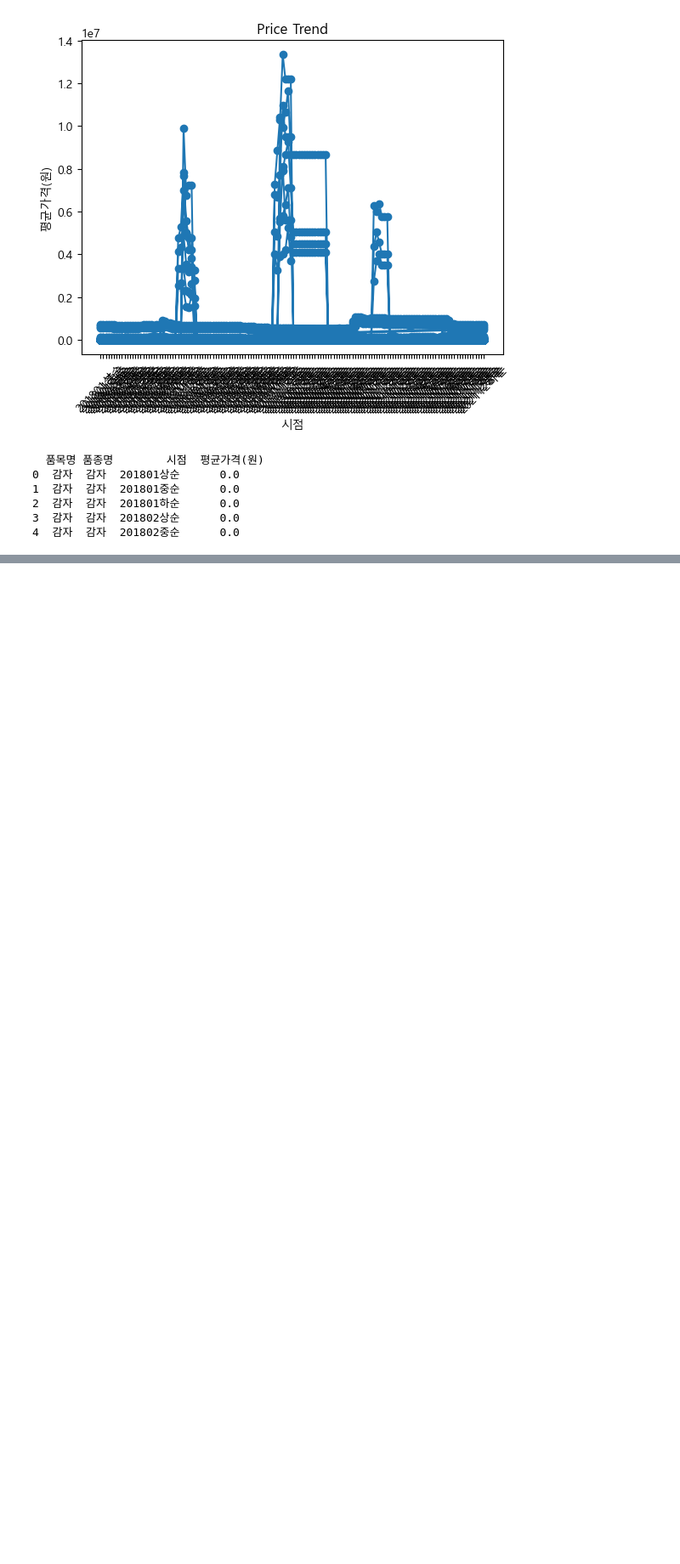
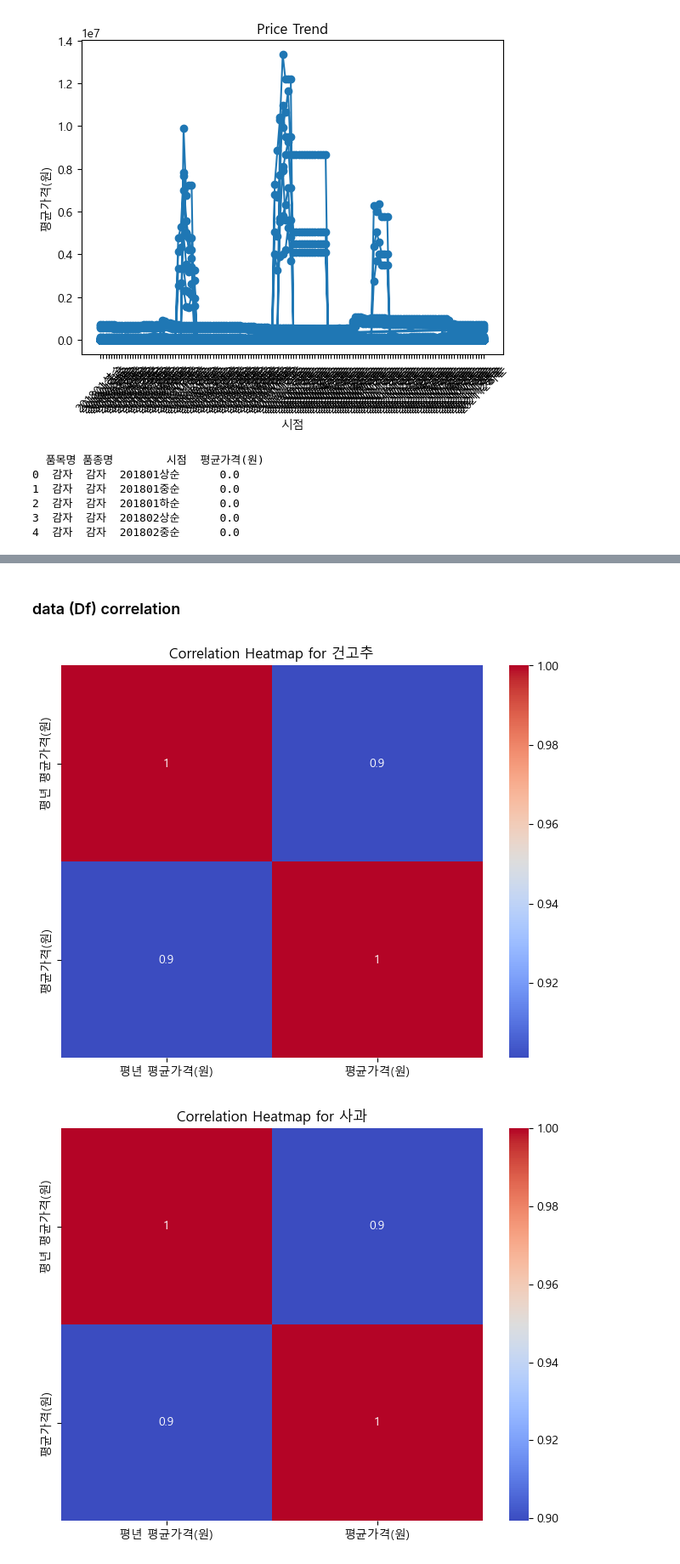
Before and after one commit to gaallmin/Prediction-of-Agricultural-Product-prices, a Jupyter notebook: eda.ipynb, the cells around one changed output, grey strips where cells are left out. Shown at 85% size. Saved outputs shown, nothing was run; the diff lists cells and outputs as text; code cells hidden in the pictures; blank space fills up the shorter version.

```diff
--- a/eda.ipynb
+++ b/eda.ipynb
@@ -406,0 +438,18 @@ plot_trend_by_product_variety(grouped_data, '건고추')
+# %% [markdown]
+### data (Df) correlation
+# %%
+import seaborn as sns
+import matplotlib.pyplot as plt
+
+unique_items = df['품목명'].unique()
+
+for item in unique_items:
+    subset = df[df['품목명'] == item]
+    corr = subset.select_dtypes(include=['float64', 'int64']).corr()
+    plt.figure(figsize=(8, 6))
+    sns.heatmap(corr, annot=True, cmap='coolwarm')
+    plt.title(f'Correlation Heatmap for {item}')
+    plt.show()
+# %% [output]
+[figure, added]
+[figure, added]
```
Also changed, not shown: parts of 4 cells of this notebook, 4 other files.
